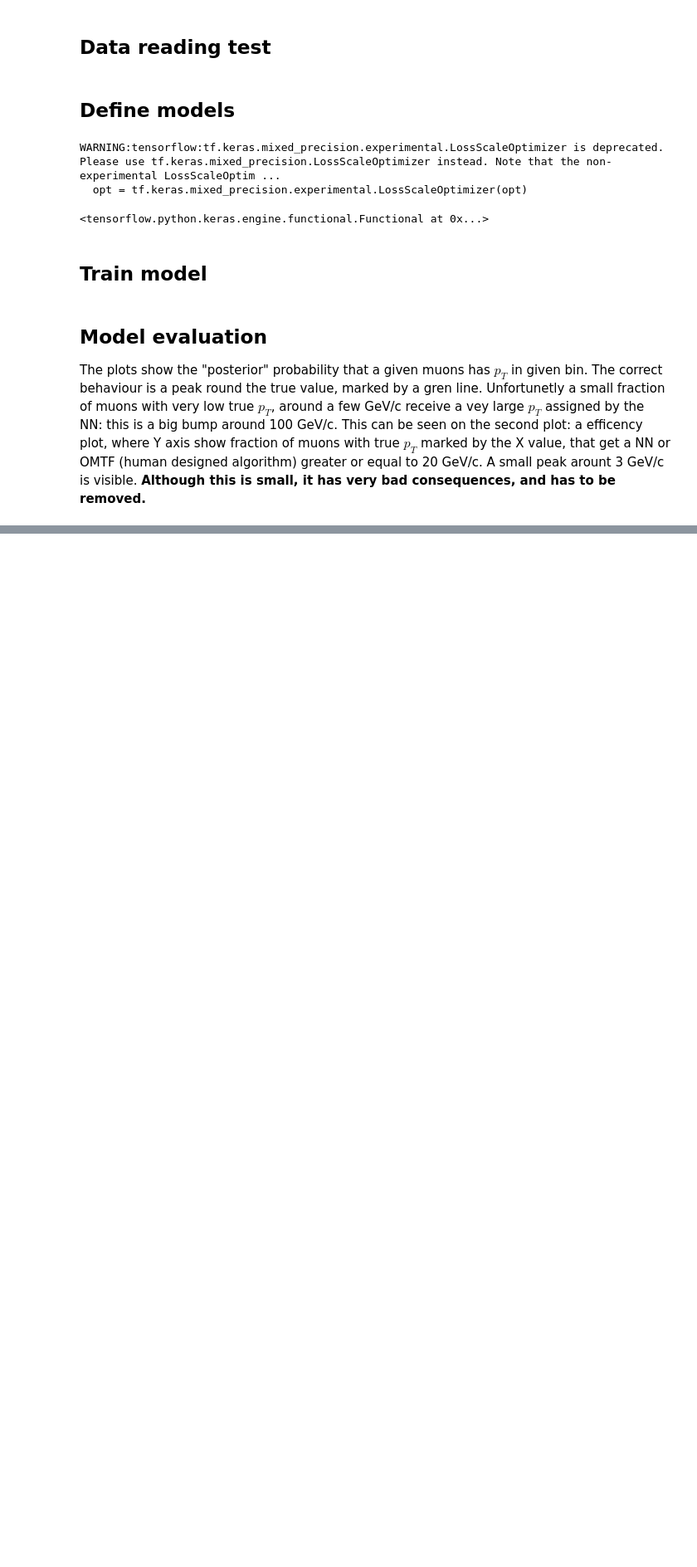
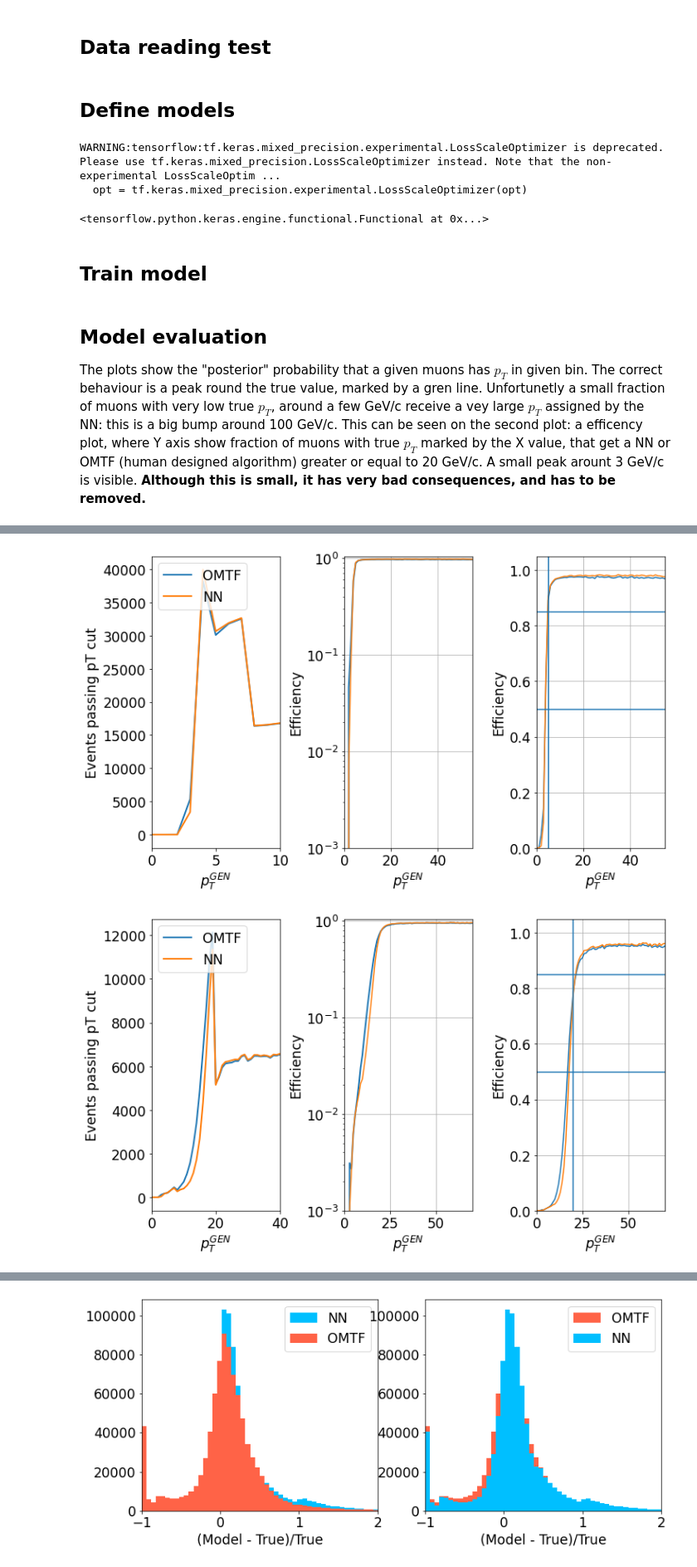
Before and after one commit to akalinow/MachineLearning, a Jupyter notebook: OMTF/OMTF_NN.ipynb, the cells around one changed output, grey strips where cells are left out. Shown at 83% size. Cells and saved outputs as stored; diff of their text form; code cells hidden in the pictures; blank space fills up the shorter version.

Commit message:
* add rate plot * first NN model version working better than OMTF

```diff
--- a/OMTF/OMTF_NN.ipynb
+++ b/OMTF/OMTF_NN.ipynb
@@ -388,7 +333,7 @@ import importlib
 import plottingFunctions as plf
 importlib.reload(plf)
 
-cumulativePosteriorCut = 0.7
+cumulativePosteriorCut = 0.65
 
 if not runOnCluster:
 
@@ -400,24 +345,29 @@ if not runOnCluster:
     model = tf.keras.models.load_model(checkpoint_path.format(epoch=nEpochsSaved), custom_objects=custom_objects)
 
     testFileNames = glob.glob(testDataDir+'OMTFHits_pats0x0003_newerSample_files_1_100_chunk_0.tfrecord.gzip')
-    #test_dataset = loadDataset(testFileNames, isTrain=False, nEpochs=1, batchSize=32*1024)
+    test_dataset = loadDataset(testFileNames, isTrain=False, nEpochs=1, batchSize=32*1024)
 
     df = pd.DataFrame(columns=["genPt", "genCharge",
                                 "OMTF_pt","OMTF_charge",
                                 "NN_pt","NN_charge","NN_prob"])
     for aBatch in test_dataset.as_numpy_iterator():
-        df = fillPandasDataset(aBatch, df)
+        df = fillPandasDataset(aBatch, df, cumulativePosteriorCut)
 
-        predictions = model.predict(aBatch[0], use_multiprocessing=True)
-        plf.plotPosterior(3, labels=aBatch[1][0], predictions=predictions[0], label2Pt=label2Pt)
-        break
+        #predictions = model.predict(aBatch[0], use_multiprocessing=True)
+        #plf.plotPosterior(3, labels=aBatch[1][0], predictions=predictions[0], label2Pt=label2Pt)
+        #break
+
 
     plf.plotTurnOn(df, ptCut=5)
     plf.plotTurnOn(df, ptCut=20)
     plf.plotTurnOn(df, ptCut=22)
     plf.plotTurnOn(df, ptCut=30)
     plf.plotTurnOn(df, ptCut=50)
+    plf.plotTurnOn(df, ptCut=100)
+    plf.plotTurnOn(df, ptCut=200)
     plf.plotPull(df)
     plf.plotCM(df, pT2Label)
+    plf.plotRate(df)
+
     current_time = datetime.now().strftime("%b %d %Y %H:%M:%S")
     print("Inference end. Current Time =", current_time)
@@ -435,0 +374,23 @@ Inference end. Current Time = Jun 01 2021 14:16:14
+# %%
+import plottingFunctions as plf
+importlib.reload(plf)
+
+#df1 = df[(df["genPt"]<10)&(df["genPt"]>0)]
+#plf.plotCM(df1, pT2Label)
+#plf.plotPull(df1)
+
+plf.plotTurnOn(df, ptCut=5)
+plf.plotTurnOn(df, ptCut=20)
+plf.plotTurnOn(df, ptCut=22)
+plf.plotTurnOn(df, ptCut=23)
+plf.plotTurnOn(df, ptCut=24)
+plf.plotTurnOn(df, ptCut=30)
+plf.plotTurnOn(df, ptCut=50)
+plf.plotTurnOn(df, ptCut=100)
+plf.plotTurnOn(df, ptCut=200)
+plf.plotPull(df)
+plf.plotCM(df, pT2Label)
+plf.plotRate(df)
+# %% [output]
+[figure, added]
+[figure, added]
@@ -435,0 +404 @@ Inference end. Current Time = Jun 01 2021 14:16:14
+[figure, added]
```
Also changed, not shown: parts of 6 cells of this notebook, 1 other file.
